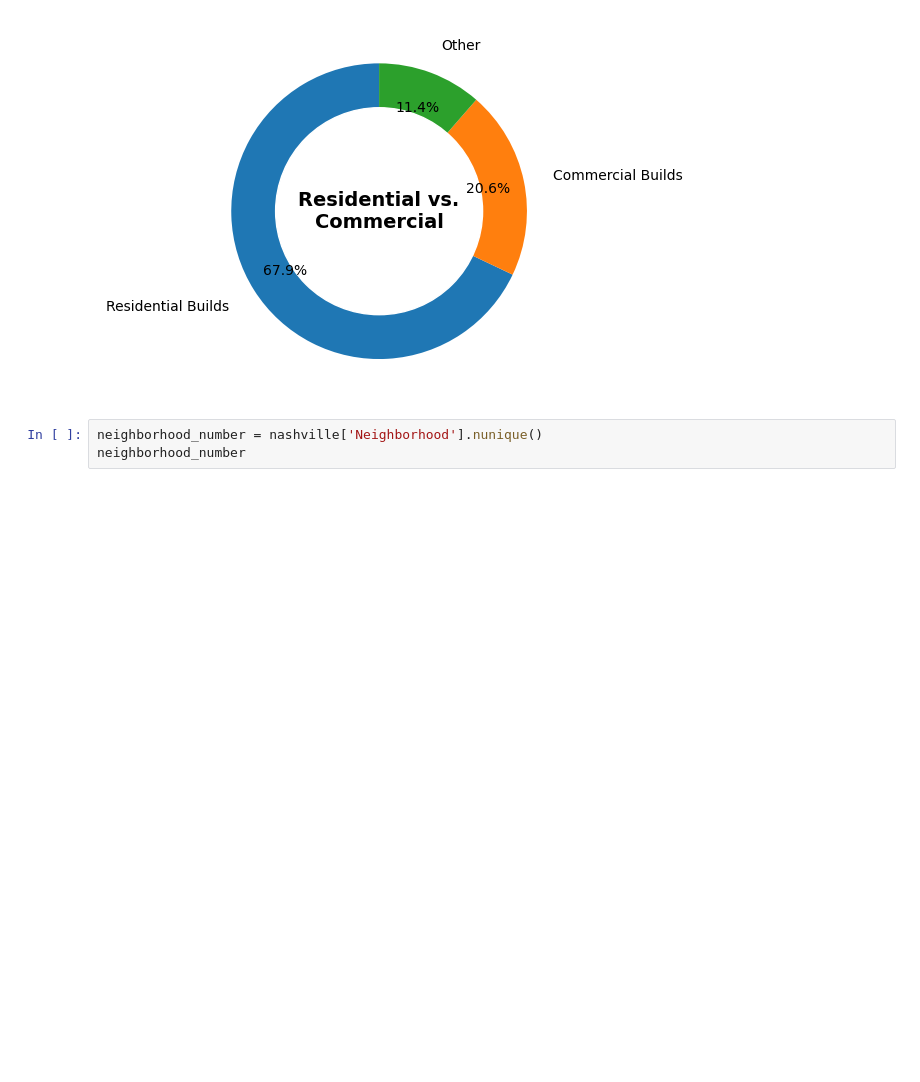
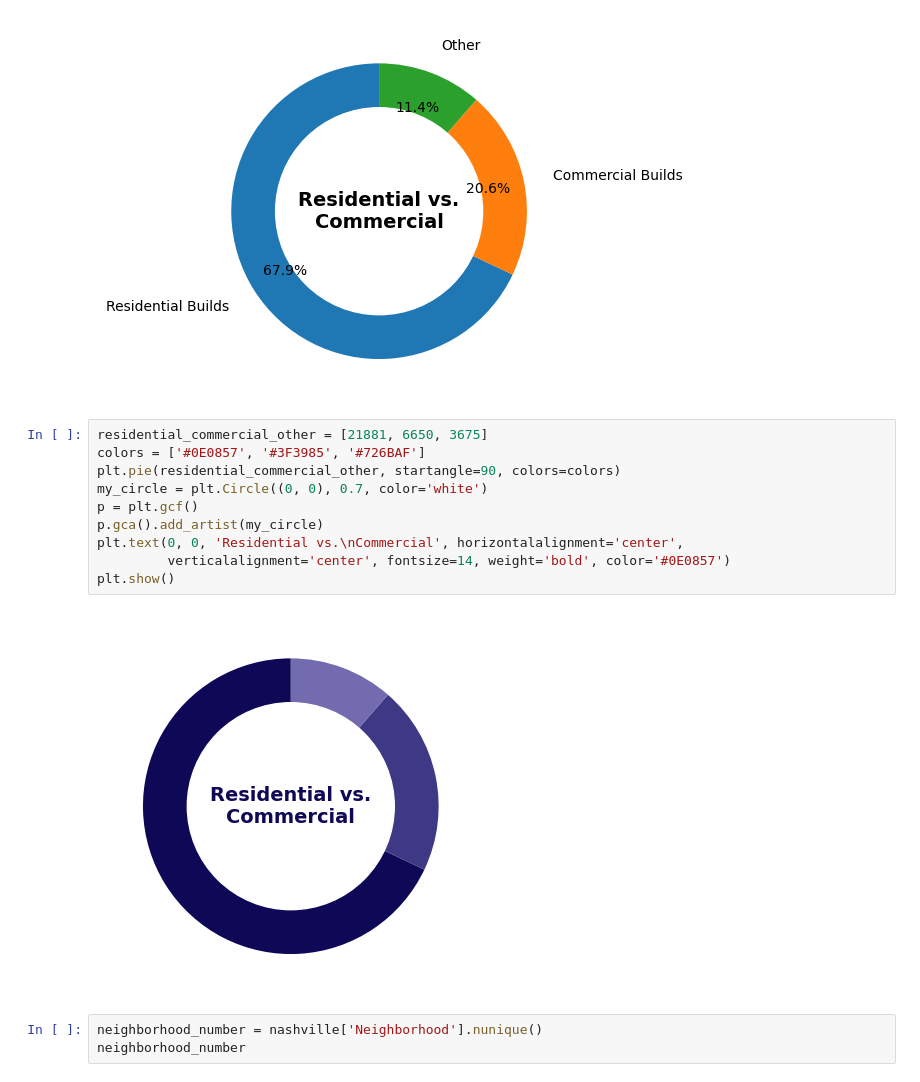
Before and after one commit to brandonwcoughlin/nashville-growth, a Jupyter notebook: notebooks/permits_issued.ipynb, the cells around one changed output. Drawn from its saved outputs; the diff is of its cells as text; blank space fills up the shorter version.

```diff
--- a/notebooks/permits_issued.ipynb
+++ b/notebooks/permits_issued.ipynb
@@ -557,6 +648,18 @@ plt.show()
 # other = 3675
 # %% [output]
 [figure]
+# %%
+residential_commercial_other = [21881, 6650, 3675]
+colors = ['#0E0857', '#3F3985', '#726BAF']
+plt.pie(residential_commercial_other, startangle=90, colors=colors)
+my_circle = plt.Circle((0, 0), 0.7, color='white')
+p = plt.gcf()
+p.gca().add_artist(my_circle)
+plt.text(0, 0, 'Residential vs.\nCommercial', horizontalalignment='center',
+         verticalalignment='center', fontsize=14, weight='bold', color='#0E0857')
+plt.show()
+# %% [output]
+[figure, added]
 # %%
 neighborhood_number = nashville['Neighborhood'].nunique()
 neighborhood_number
```
Also changed, not shown: parts of 5 cells of this notebook, 1 other file.
